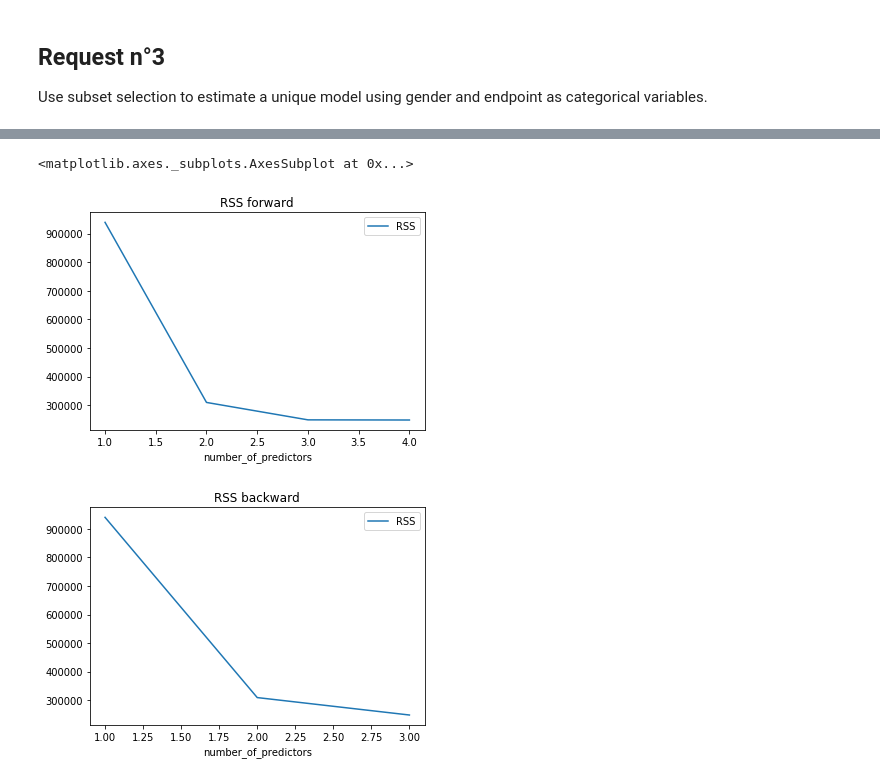
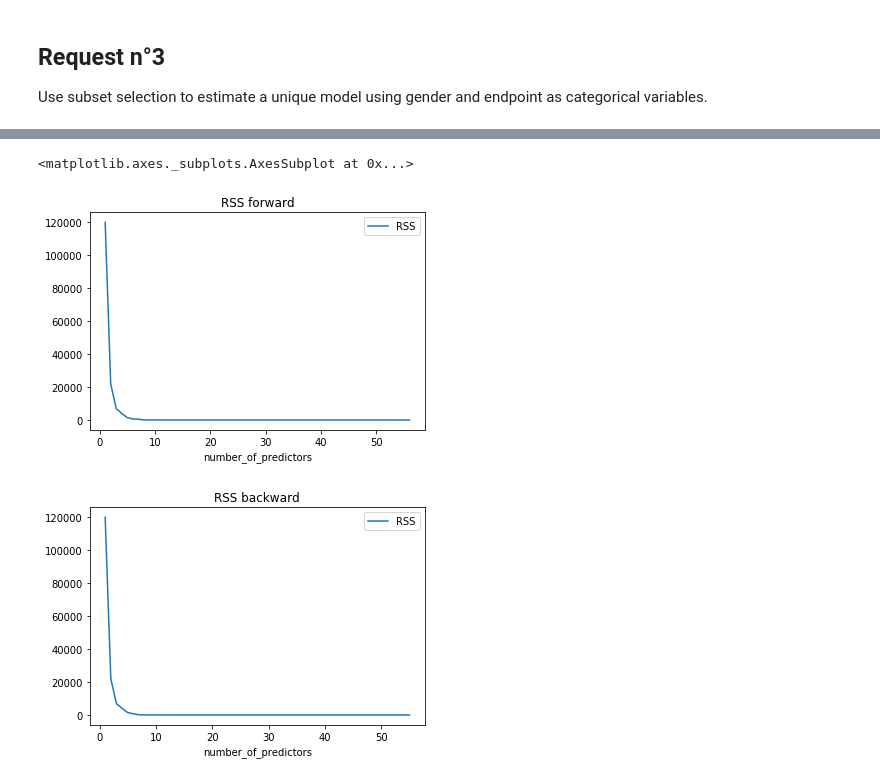
Before and after one commit to AndreaPrati98/EFSA_study, a Jupyter notebook: EFSA_study.ipynb, the cells around one changed output, grey strips where cells are left out. Cells and saved outputs as stored; diff of their text form; code cells hidden in the pictures.

```diff
--- a/EFSA_study.ipynb
+++ b/EFSA_study.ipynb
@@ -328,7 +283,23 @@ Use subset selection to estimate a unique model using gender and endpoint as cat
 Y = data.response
 weights = data.SD
 X = data.drop(columns=["response","SD"])
+# %%
+endpoint1 = X['endpoint'] == 1
+endpoint2 = X['endpoint'] == 2
+X["endpoint1"] = endpoint1.astype("int")
+X["endpoint2"] = endpoint2.astype("int")
+X = X.drop(columns=["endpoint"])
+X = X.reset_index().drop(columns=["index"])
+Y = Y.reset_index(drop=True).drop(columns=["index"])
+# %%
+poly = PolynomialFeatures(3)
+X_poly = poly.fit_transform(X)
+cols = poly.get_feature_names(X.columns)
+X = pd.DataFrame(X_poly, columns=cols)
 # %%
-models_fwd = fn.mainForward(X,Y,weights)
-models_bwd = fn.mainBackward(X,Y,weights)
+group_of_models_fw = fn.mainForward(X,Y,weights)
+group_of_models_bw = fn.mainBackward(X,Y,weights)
+
+group_of_models_fw = fn.compute_criteria(group_of_models_fw)
+group_of_models_bw = fn.compute_criteria(group_of_models_bw)
 # %% [output]
@@ -344,13 +323,10 @@ Total elapsed time: 0.06896281242370605 seconds.
-# %%
-group_of_models_fw = fn.compute_criteria(models_fwd)
-group_of_models_bw = fn.compute_criteria(models_bwd)
 # %%
-models_fwd.plot(x='number_of_predictors', y='RSS', title = "RSS forward")
-models_bwd.plot(x='number_of_predictors', y='RSS', title = "RSS backward")
+group_of_models_fw.plot(x='number_of_predictors', y='RSS', title = "RSS forward")
+group_of_models_bw.plot(x='number_of_predictors', y='RSS', title = "RSS backward")
 # %% [output]
 <matplotlib.axes._subplots.AxesSubplot at 0x...>
-[figure, old version]
+[figure, new version]
-[figure, old version]
+[figure, new version]
 # %%
 criteriaToMin = ["bic","aic"]
 criteriaToMax = ["adj_rsquare"]
```
Also changed, not shown: parts of 18 cells of this notebook.
